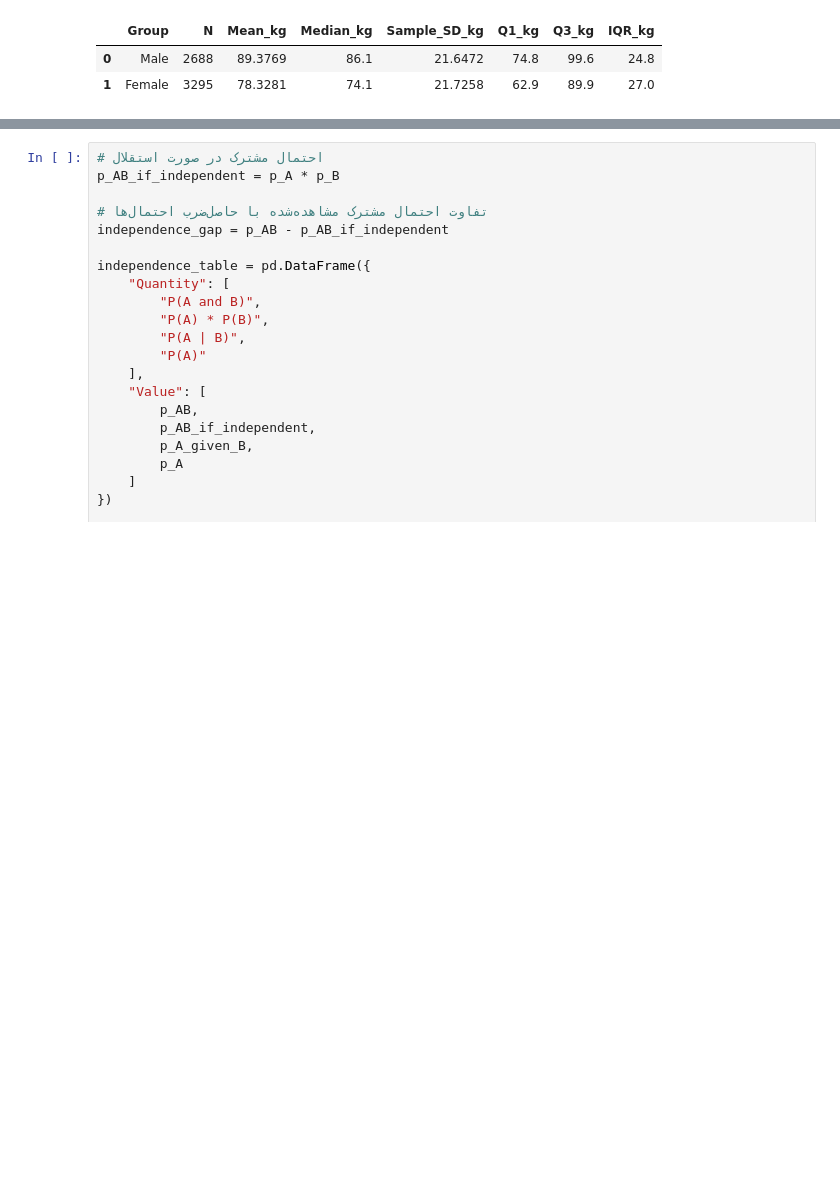
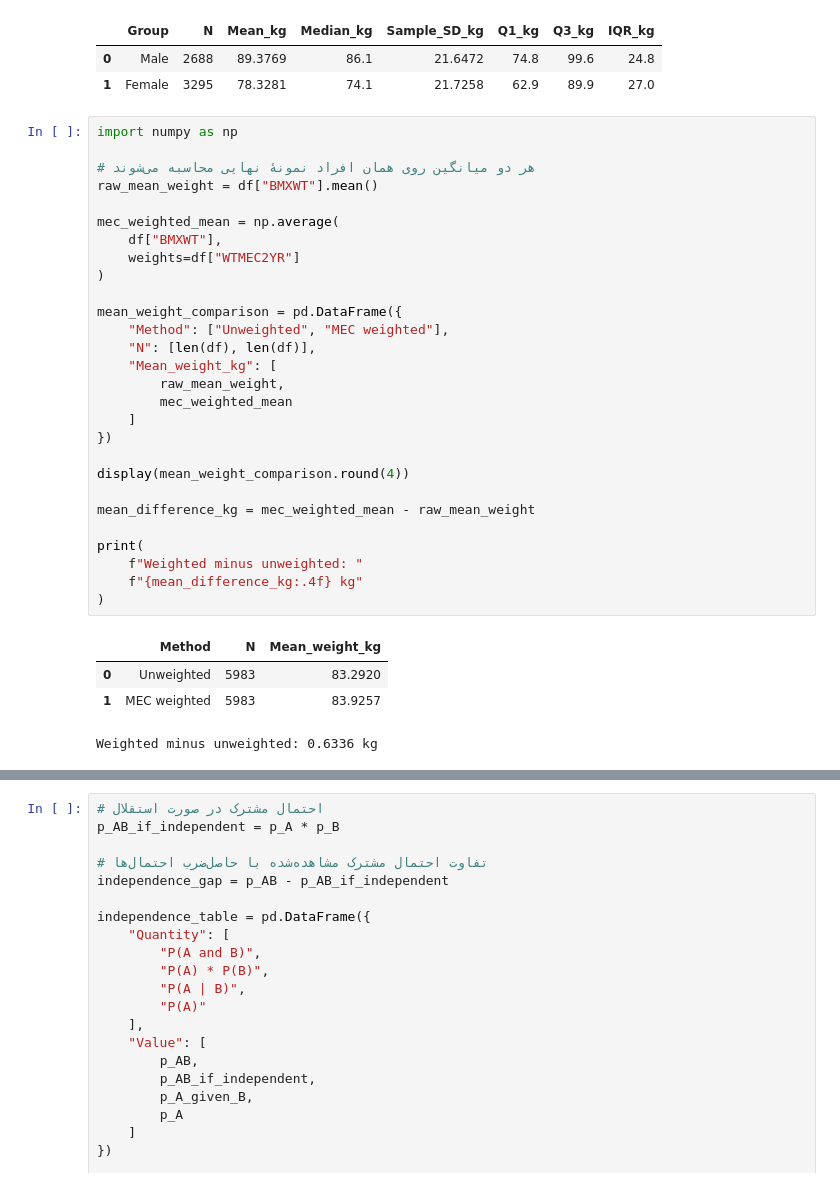
Before and after one commit to nazaninhasani/Amar, a Jupyter notebook: notebooks/phase2_analysis.ipynb, the cells around one changed output, grey strips where cells are left out. Saved outputs shown, nothing was run; the diff lists cells and outputs as text; blank space fills up the shorter version.

Commit message:
phase2: document corrected MEC-weighted mean comparison

```diff
--- a/notebooks/phase2_analysis.ipynb
+++ b/notebooks/phase2_analysis.ipynb
@@ -523,3 +523,36 @@ display(weight_by_sex.round(4))
 |  | Group | N | Mean_kg | Median_kg | Sample_SD_kg | Q1_kg | Q3_kg | IQR_kg |
 | 0 | Male | 2688 | 89.3769 | 86.1 | 21.6472 | 74.8 | 99.6 | 24.8 |
 | 1 | Female | 3295 | 78.3281 | 74.1 | 21.7258 | 62.9 | 89.9 | 27.0 |
+# %%
+import numpy as np
+
+# هر دو میانگین روی همان افراد نمونهٔ نهایی محاسبه می‌شوند
+raw_mean_weight = df["BMXWT"].mean()
+
+mec_weighted_mean = np.average(
+    df["BMXWT"],
+    weights=df["WTMEC2YR"]
+)
+
+mean_weight_comparison = pd.DataFrame({
+    "Method": ["Unweighted", "MEC weighted"],
+    "N": [len(df), len(df)],
+    "Mean_weight_kg": [
+        raw_mean_weight,
+        mec_weighted_mean
+    ]
+})
+
+display(mean_weight_comparison.round(4))
+
+mean_difference_kg = mec_weighted_mean - raw_mean_weight
+
+print(
+    f"Weighted minus unweighted: "
+    f"{mean_difference_kg:.4f} kg"
+)
+# %% [output]
+|  | Method | N | Mean_weight_kg |
+| 0 | Unweighted | 5983 | 83.2920 |
+| 1 | MEC weighted | 5983 | 83.9257 |
+Weighted minus unweighted: 0.6336 kg
```
Also changed, not shown: parts of 2 cells of this notebook, 2 other files.
